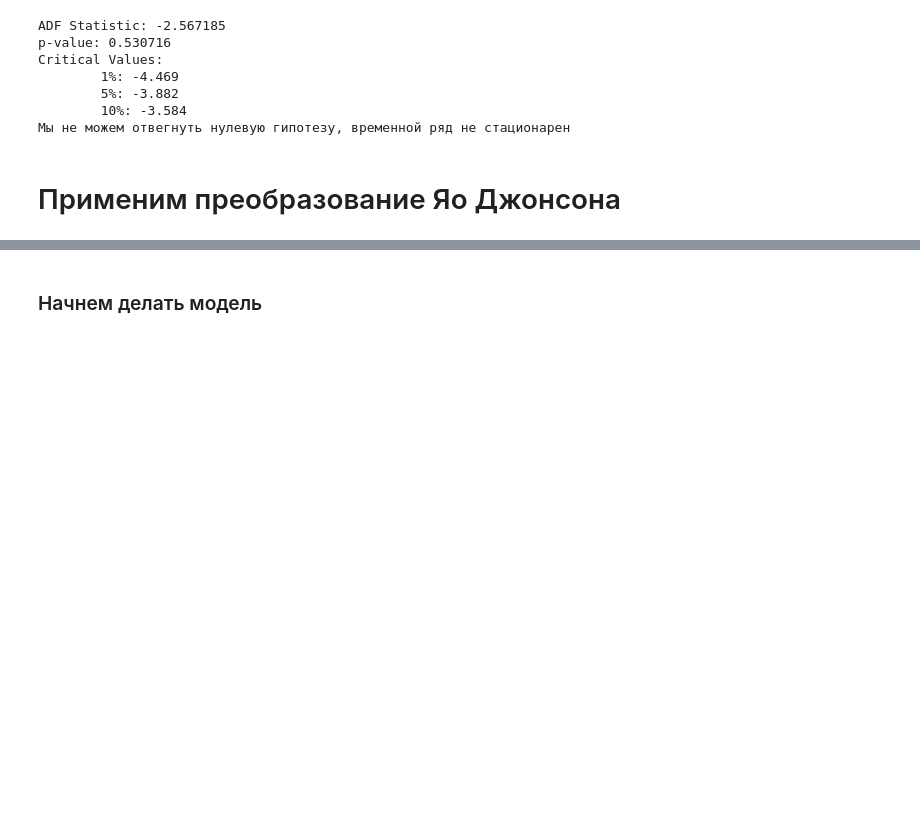
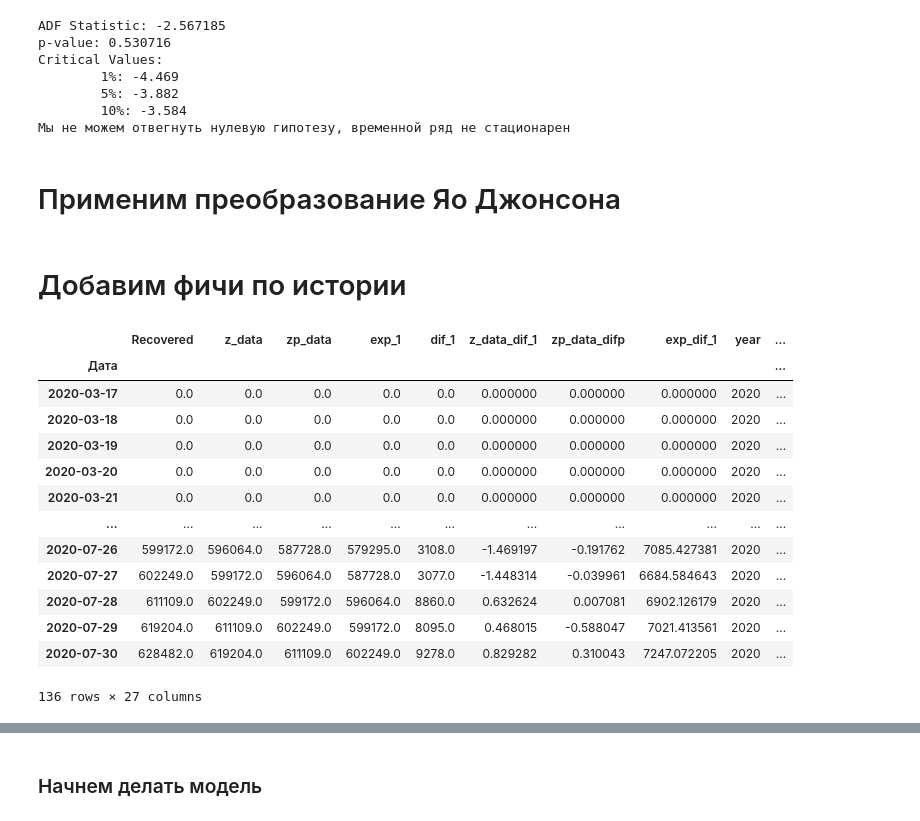
Before and after one commit to egorsemevskiy/GB_EDA, a Jupyter notebook: 2_lesson/HW_2_lesson.ipynb, the cells around one changed output, grey strips where cells are left out. Saved outputs shown, nothing was run; the diff lists cells and outputs as text; code cells hidden in the pictures; blank space fills up the shorter version.

Commit message:
Добавил фичи по истории

```diff
--- a/2_lesson/HW_2_lesson.ipynb
+++ b/2_lesson/HW_2_lesson.ipynb
@@ -408,3 +408,28 @@ features = ['z_data', 'zp_data', 'exp_1', 'dif_1', 'z_data_dif_1', 'zp_data_difp
 df_r = yao_jonson(df_r, features)
 # %%
 df_d = yao_jonson(df_d, features)
+# %% [markdown]
+# Добавим фичи по истории
+# %%
+df_r['t'] = 0.0
+df.iloc[1: , -3]=df_r.iloc[:-1 , 0].values
+df_r['t1']=0.0
+df_r.iloc[2:, -2]=df_r.iloc[:-2,0].values
+df_r['t2']=0.0
+df_r.iloc[3:, -1]=df_r.iloc[:-3,0].values
+df_r.fillna(0)
+# %% [output]
+|  | Recovered | z_data | zp_data | exp_1 | dif_1 | z_data_dif_1 | zp_data_difp | exp_dif_1 | year | ... |
+| Дата |  |  |  |  |  |  |  |  |  | ... |
+| 2020-03-17 | 0.0 | 0.0 | 0.0 | 0.0 | 0.0 | 0.000000 | 0.000000 | 0.000000 | 2020 | ... |
+| 2020-03-18 | 0.0 | 0.0 | 0.0 | 0.0 | 0.0 | 0.000000 | 0.000000 | 0.000000 | 2020 | ... |
+| 2020-03-19 | 0.0 | 0.0 | 0.0 | 0.0 | 0.0 | 0.000000 | 0.000000 | 0.000000 | 2020 | ... |
+| 2020-03-20 | 0.0 | 0.0 | 0.0 | 0.0 | 0.0 | 0.000000 | 0.000000 | 0.000000 | 2020 | ... |
+| 2020-03-21 | 0.0 | 0.0 | 0.0 | 0.0 | 0.0 | 0.000000 | 0.000000 | 0.000000 | 2020 | ... |
+| ... | ... | ... | ... | ... | ... | ... | ... | ... | ... | ... |
+| 2020-07-26 | 599172.0 | 596064.0 | 587728.0 | 579295.0 | 3108.0 | -1.469197 | -0.191762 | 7085.427381 | 2020 | ... |
+| 2020-07-27 | 602249.0 | 599172.0 | 596064.0 | 587728.0 | 3077.0 | -1.448314 | -0.039961 | 6684.584643 | 2020 | ... |
+| 2020-07-28 | 611109.0 | 602249.0 | 599172.0 | 596064.0 | 8860.0 | 0.632624 | 0.007081 | 6902.126179 | 2020 | ... |
+| 2020-07-29 | 619204.0 | 611109.0 | 602249.0 | 599172.0 | 8095.0 | 0.468015 | -0.588047 | 7021.413561 | 2020 | ... |
+| 2020-07-30 | 628482.0 | 619204.0 | 611109.0 | 602249.0 | 9278.0 | 0.829282 | 0.310043 | 7247.072205 | 2020 | ... |
+136 rows × 27 columns
```
Also changed, not shown: parts of 13 cells of this notebook, 1 other file.
